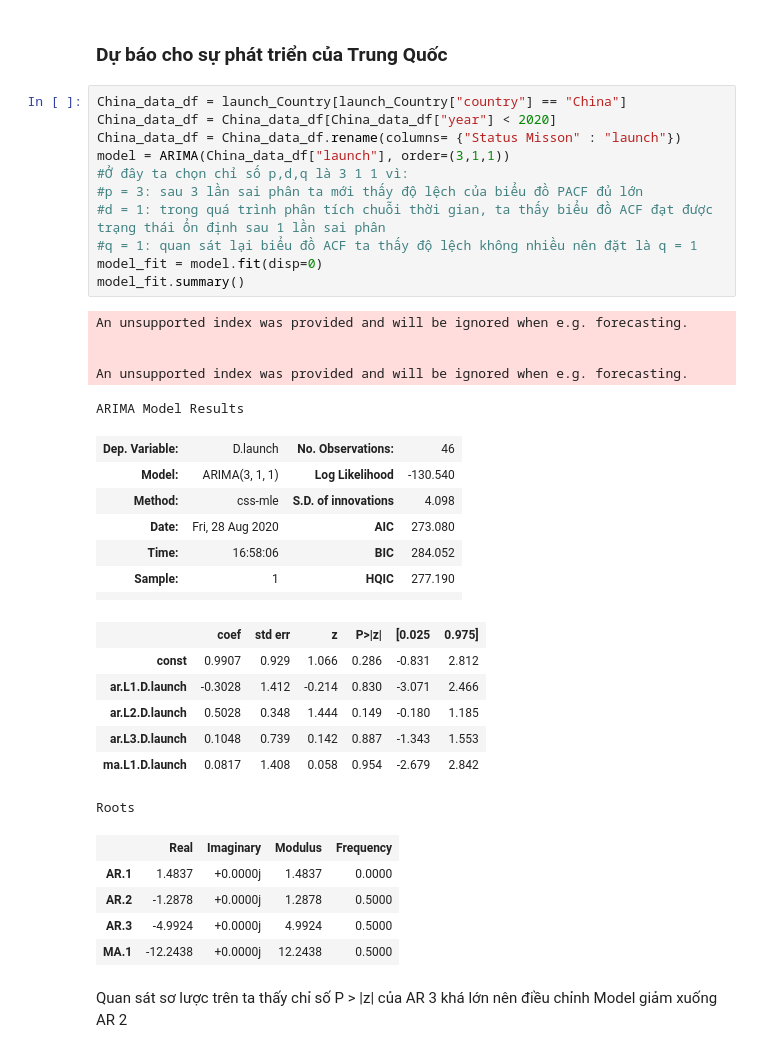
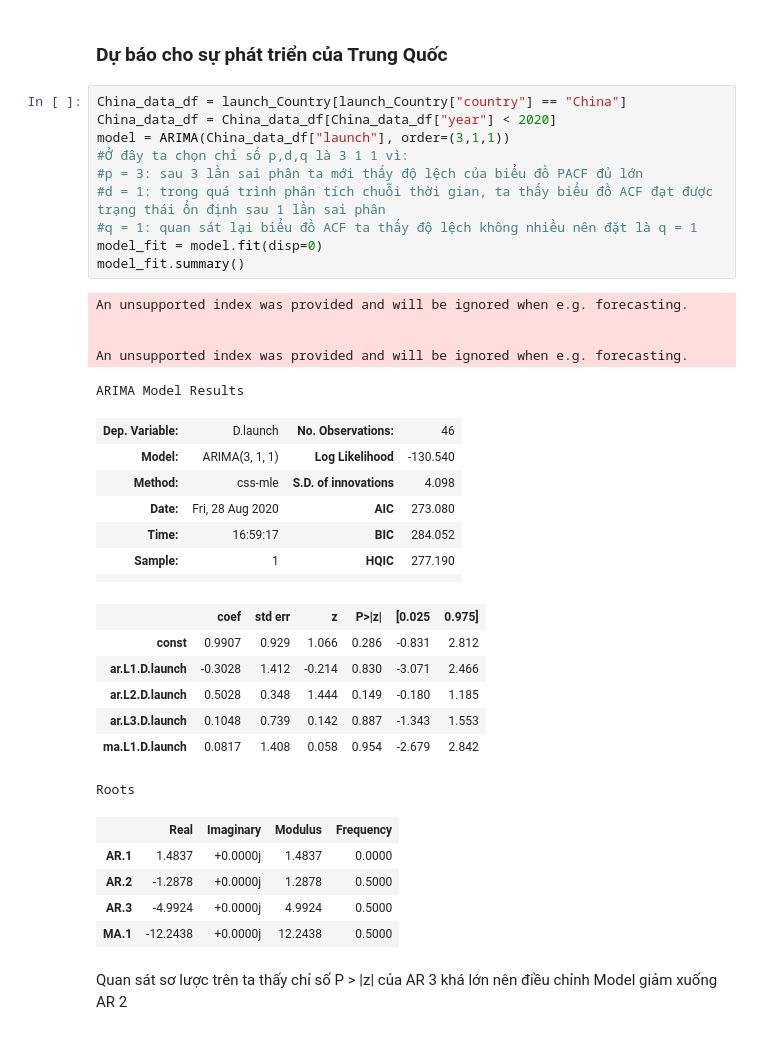
Before and after one commit to TranPhu1999/DH-LTKHDL-CK, a Jupyter notebook: 1712664-TranDucPhu_space.ipynb, the cells around one changed output. Cells and saved outputs as stored; diff of their text form.

```diff
--- a/1712664-TranDucPhu_space.ipynb
+++ b/1712664-TranDucPhu_space.ipynb
@@ -360,25 +361,24 @@ Text(0.5, 0, 'Year')
 # %%
 China_data_df = launch_Country[launch_Country["country"] == "China"]
 China_data_df = China_data_df[China_data_df["year"] < 2020]
-China_data_df = China_data_df.rename(columns= {"Status Misson" : "launch"})
 model = ARIMA(China_data_df["launch"], order=(3,1,1))
 #Ở đây ta chọn chỉ số p,d,q là 3 1 1 vì:
 #p = 3: sau 3 lần sai phân ta mới thấy độ lệch của biểu đồ PACF đủ lớn
 #d = 1: trong quá trình phân tích chuỗi thời gian, ta thấy biểu đồ ACF đạt được trạng thái ổn định sau 1 lần sai phân
 #q = 1: quan sát lại biểu đồ ACF ta thấy độ lệch không nhiều nên đặt là q = 1
 model_fit = model.fit(disp=0)
 model_fit.summary()
 # %% [output]
 An unsupported index was provided and will be ignored when e.g. forecasting.
 
 
 An unsupported index was provided and will be ignored when e.g. forecasting.
 ARIMA Model Results
 | Dep. Variable: | D.launch | No. Observations: | 46 |
 | Model: | ARIMA(3, 1, 1) | Log Likelihood | -130.540 |
 | Method: | css-mle | S.D. of innovations | 4.098 |
 | Date: | Fri, 28 Aug 2020 | AIC | 273.080 |
-| Time: | 16:58:06 | BIC | 284.052 |
+| Time: | 16:59:17 | BIC | 284.052 |
 | Sample: | 1 | HQIC | 277.190 |
 |  |  |  |  |
 |  | coef | std err | z | P>|z| | [0.025 | 0.975] |
```
Also changed, not shown: parts of 8 cells of this notebook.
